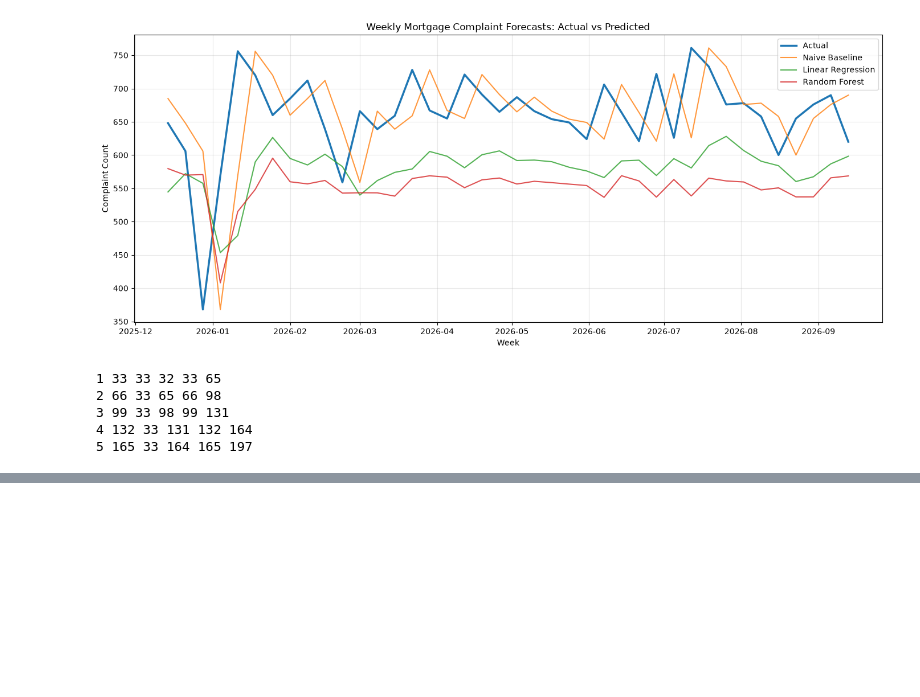
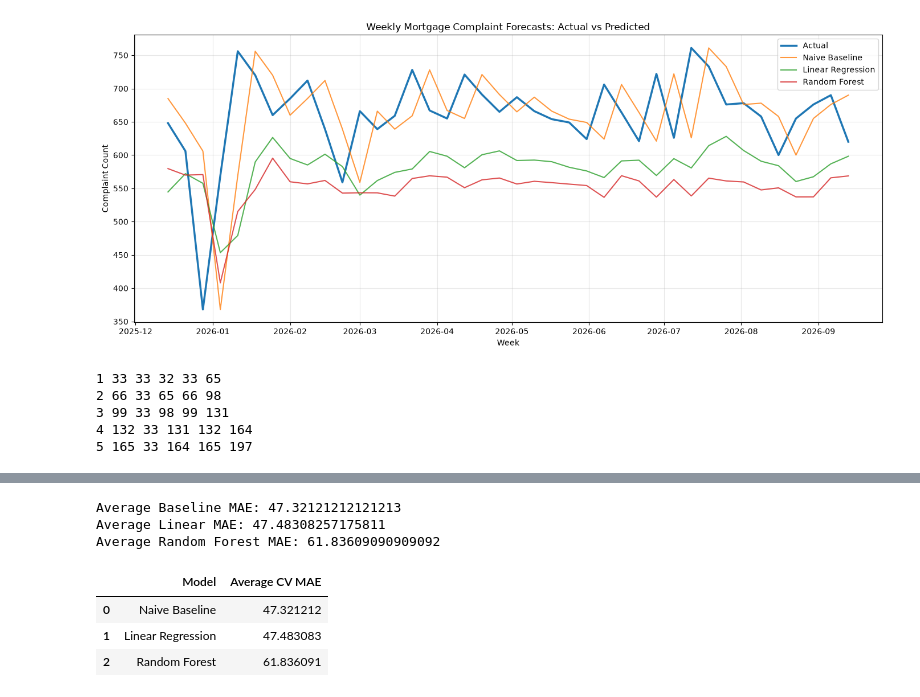
Before and after one commit to alanarroyo98/financial-services-complaints-analytics, a Jupyter notebook: notebooks/02_cfpb_forecasting.ipynb, the cells around one changed output, grey strips where cells are left out. Cells and saved outputs as stored; diff of their text form; code cells hidden in the pictures; blank space fills up the shorter version.

```diff
--- a/notebooks/02_cfpb_forecasting.ipynb
+++ b/notebooks/02_cfpb_forecasting.ipynb
@@ -459,0 +532,28 @@ for fold, (train_idx, test_idx) in enumerate(tscv.split(X), start=1):
+# %%
+print("Average Baseline MAE:", np.mean(baseline_scores))
+print("Average Linear MAE:", np.mean(linear_scores))
+print("Average Random Forest MAE:", np.mean(rf_scores))
+# %% [output]
+Average Baseline MAE: 47.32121212121213
+Average Linear MAE: 47.48308257175811
+Average Random Forest MAE: 61.83609090909092
+# %%
+cv_results = pd.DataFrame({
+    "Model": [
+        "Naive Baseline",
+        "Linear Regression",
+        "Random Forest"
+    ],
+    "Average CV MAE": [
+        np.mean(baseline_scores),
+        np.mean(linear_scores),
+        np.mean(rf_scores)
+    ]
+})
+
+cv_results
+# %% [output]
+|  | Model | Average CV MAE |
+| 0 | Naive Baseline | 47.321212 |
+| 1 | Linear Regression | 47.483083 |
+| 2 | Random Forest | 61.836091 |
```
Also changed, not shown: parts of 2 cells of this notebook.
